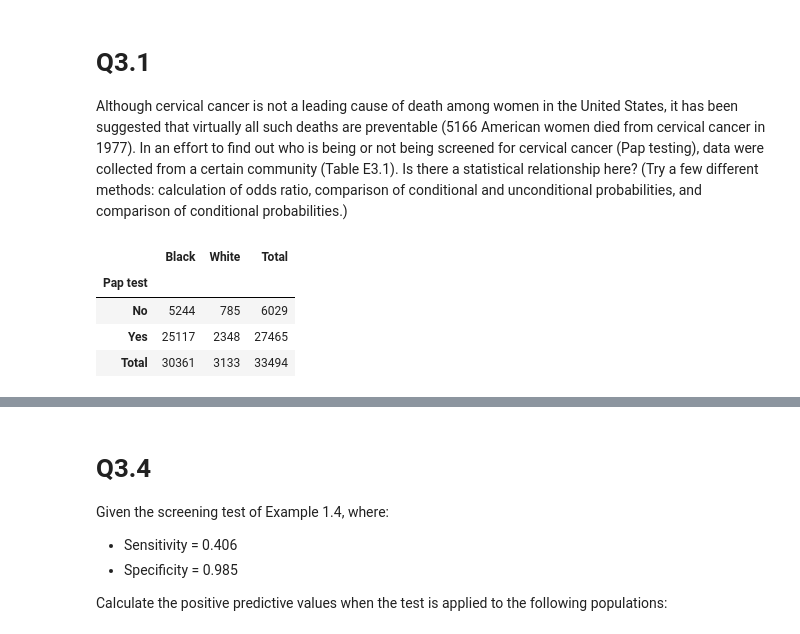
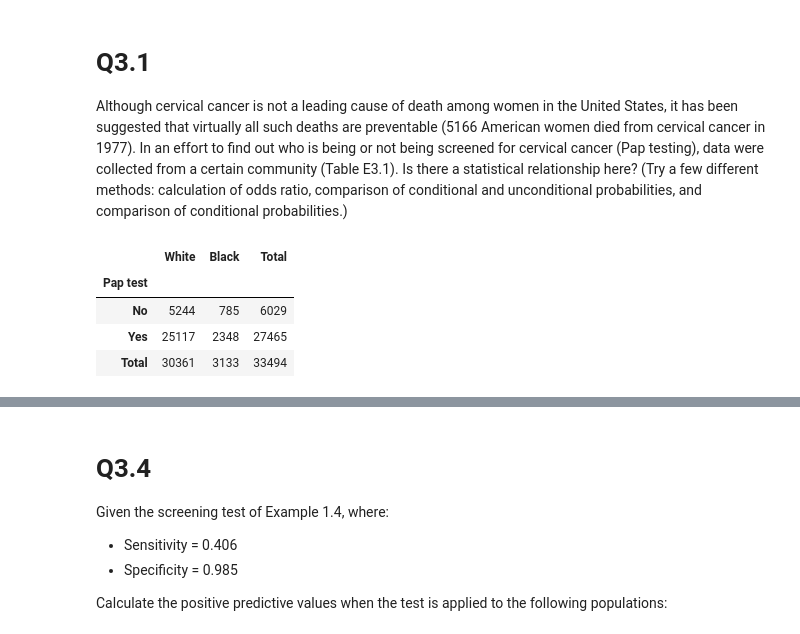
Before and after one commit to jmsdao/intro-biostats-solutions, a Jupyter notebook: Chapter03.ipynb, the cells around one changed output, grey strips where cells are left out. Cells and saved outputs as stored; diff of their text form; code cells hidden in the pictures.

```diff
--- a/Chapter03.ipynb
+++ b/Chapter03.ipynb
@@ -14,20 +15,20 @@ conditional probabilities.)
 # %%
 index = ['No', 'Yes', 'Total']
 
-columns = ['Black', 'White', 'Total']
+columns = ['White', 'Black', 'Total']
 
 data = [
     [5244, 785, 6029],
     [25117, 2348, 27465],
     [30361, 3133, 33494],
 ]
 
 df = pd.DataFrame(data=data, index=index, columns=columns)
 df.index = df.index.rename('Pap test')
 
 df
 # %% [output]
-|  | Black | White | Total |
+|  | White | Black | Total |
 | Pap test |  |  |  |
 | No | 5244 | 785 | 6029 |
 | Yes | 25117 | 2348 | 27465 |
```
Also changed, not shown: parts of 51 cells of this notebook.
